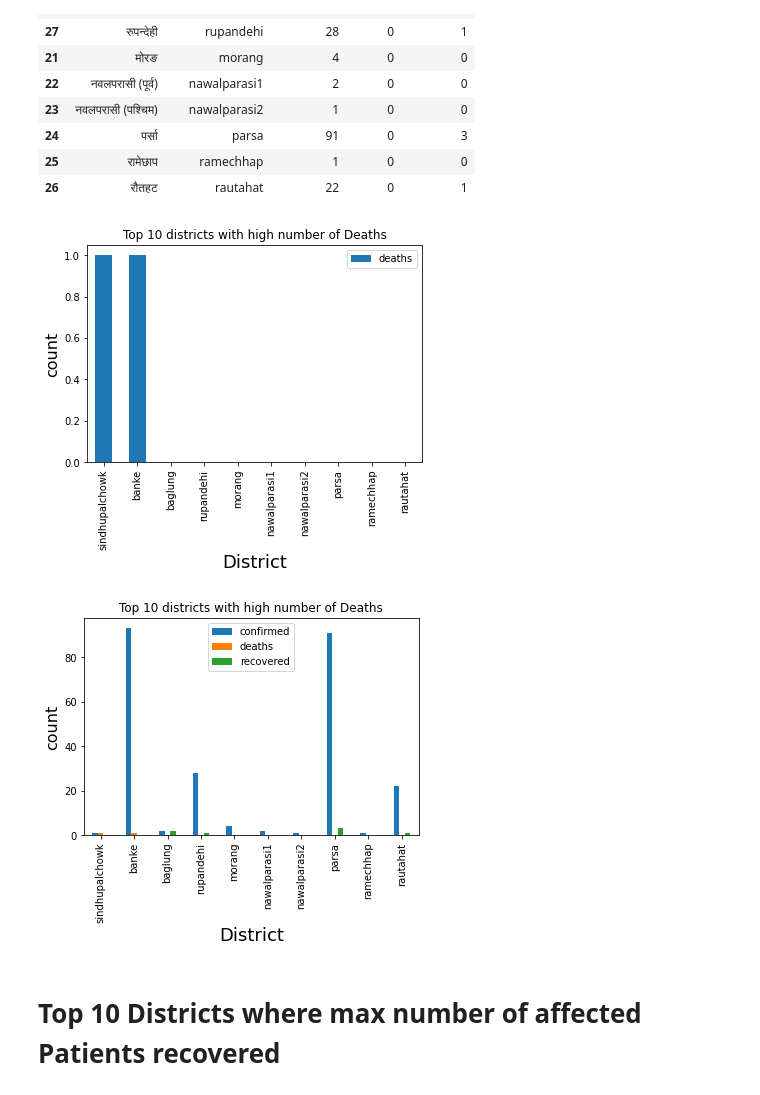
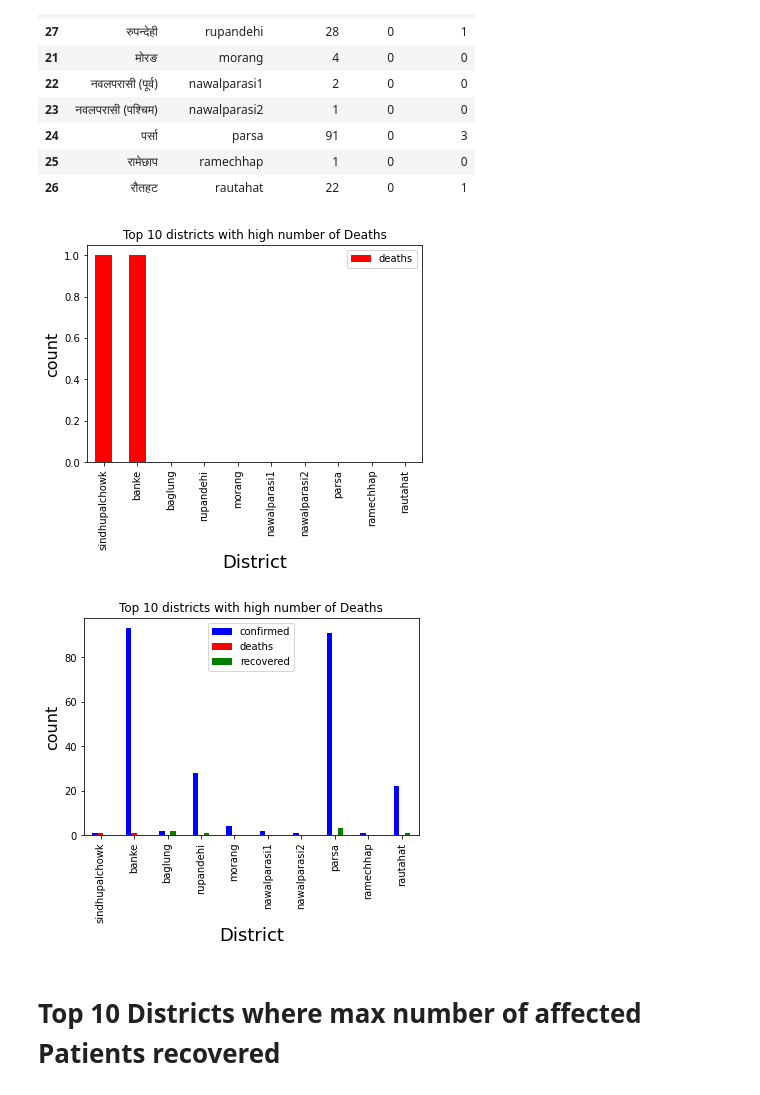
Before and after one commit to pemagrg1/Covid19-Nepal-DataAnalysis, a Jupyter notebook: Nepal Covid Data Analysis.ipynb, the cells around one changed output. Cells and saved outputs as stored; diff of their text form; code cells hidden in the pictures.

```diff
--- a/Nepal Covid Data Analysis.ipynb
+++ b/Nepal Covid Data Analysis.ipynb
@@ -134,22 +134,22 @@ top_10_deaths
 | 25 | रामेछाप | ramechhap | 1 | 0 | 0 |
 | 26 | रौतहट | rautahat | 22 | 0 | 1 |
 # %%
-top_10_deaths.plot(kind='bar',x='district',y=["deaths"])
+top_10_deaths.plot(kind='bar',x='district',y=["deaths"],color="red")
 plt.title('Top 10 districts with high number of Deaths')
 plt.xlabel('District', fontsize=18)
 plt.ylabel('count', fontsize=16)
 plt.show()
 # %% [output]
-[figure, old version]
+[figure, new version]
 # %%
 # comparing it with Confirmed and Recovered
-top_10_deaths.plot(kind='bar',x='district',y=["confirmed","deaths","recovered"])
+top_10_deaths.plot(kind='bar',x='district',y=["confirmed","deaths","recovered"],color=["blue","red","green"])
 plt.title('Top 10 districts with high number of Deaths')
 plt.xlabel('District', fontsize=18)
 plt.ylabel('count', fontsize=16)
 plt.show()
 # %% [output]
-[figure, old version]
+[figure, new version]
 # %% [markdown]
 # Top 10 Districts where max number of affected Patients recovered
 # %%
```
Also changed, not shown: parts of 12 cells of this notebook.
